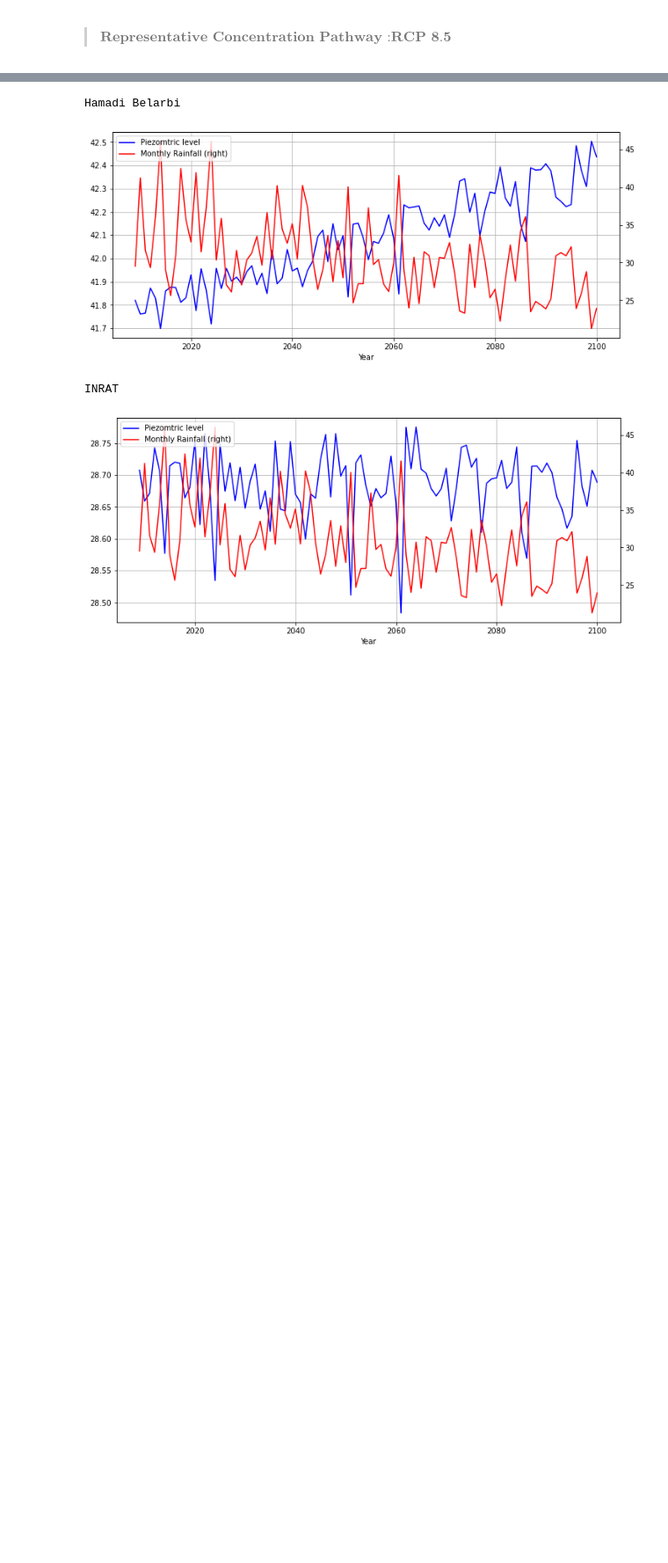
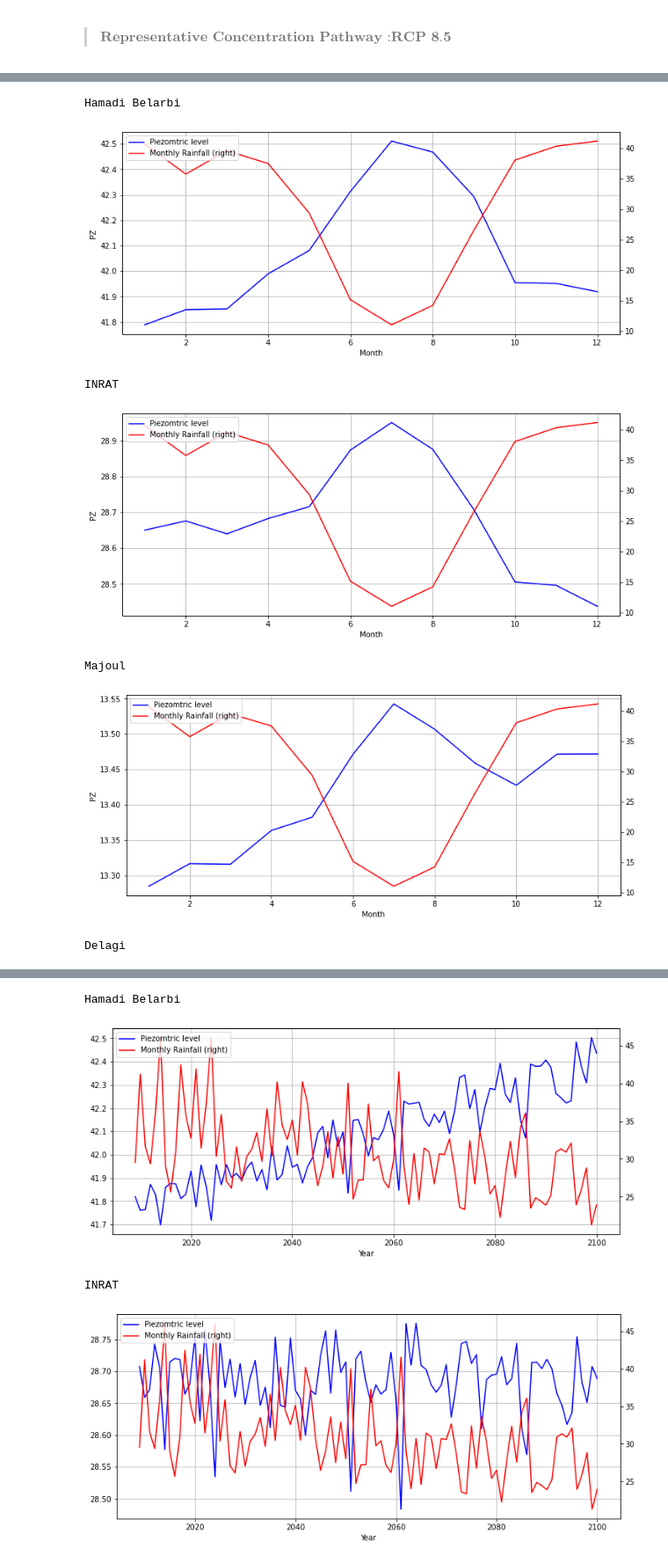
Before and after one commit to yousseftfifha/Groundwater-Management-under-Climate-Change, a Jupyter notebook: GWL Analysis Part 4 Deployment using LSTM.ipynb, the cells around one changed output, grey strips where cells are left out. Shown at 88% size. Drawn from its saved outputs; the diff is of its cells as text; code cells hidden in the pictures; blank space fills up the shorter version.

```diff
--- a/GWL Analysis Part 4 Deployment using LSTM.ipynb
+++ b/GWL Analysis Part 4 Deployment using LSTM.ipynb
@@ -170,3 +245,5 @@ RCP85["Pz"]=pred
+# %%
+RCP85['season'] = RCP85.index.map(season_of_date)
 # %%
 RCP85
 # %% [output]
@@ -186,0 +264,28 @@ RCP85
+# %%
+list_nom = ['Hamadi Belarbi','INRAT','Majoul','Delagi']
+# plt.rcParams['font.size'] = '16'
+for d in list_nom:
+    df=RCP85[RCP85.Piezometer==d]
+    print(d)
+    df=df.reset_index()
+    df.index=df.date
+    plt.figure(figsize=(12,5))
+    plt.xlabel('Number of requests every 10 minutes')
+
+    ax1 = df.groupby('Month')['Pz'].mean().plot(color='blue', grid=True, label='Piezomtric level',ylabel='PZ')
+    ax2 = df.groupby('Month')['MonthlyRF'].mean().plot(color='red', grid=True, secondary_y=True, label='Monthly Rainfall')
+
+    h1, l1 = ax1.get_legend_handles_labels()
+    h2, l2 = ax2.get_legend_handles_labels()
+
+
+    plt.legend(h1+h2, l1+l2, loc=2)
+    plt.show()
+# %% [output]
+Hamadi Belarbi
+[figure, added]
+INRAT
+[figure, added]
+Majoul
+[figure, added]
+Delagi
```
Also changed, not shown: parts of 8 cells of this notebook, 4 other files.
